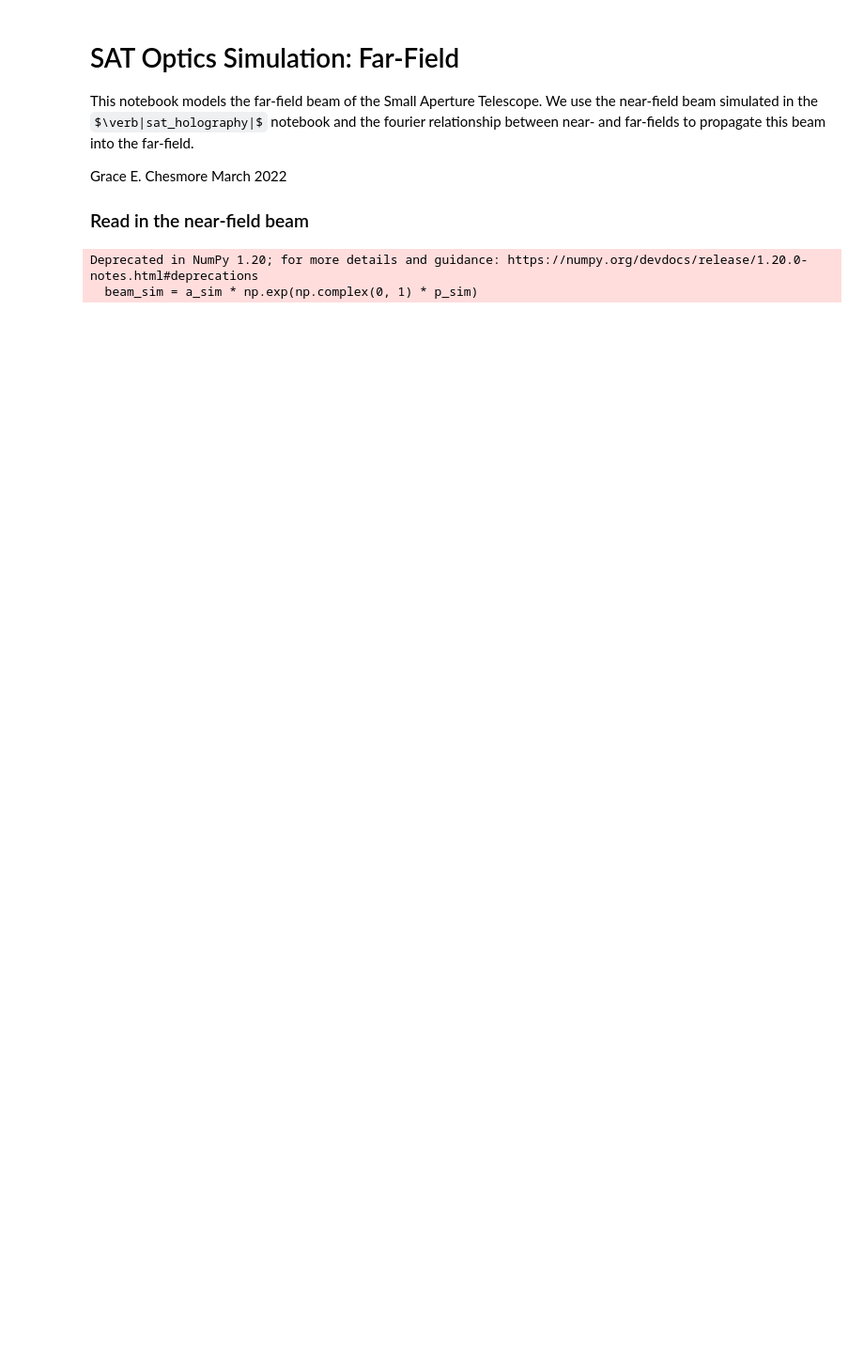
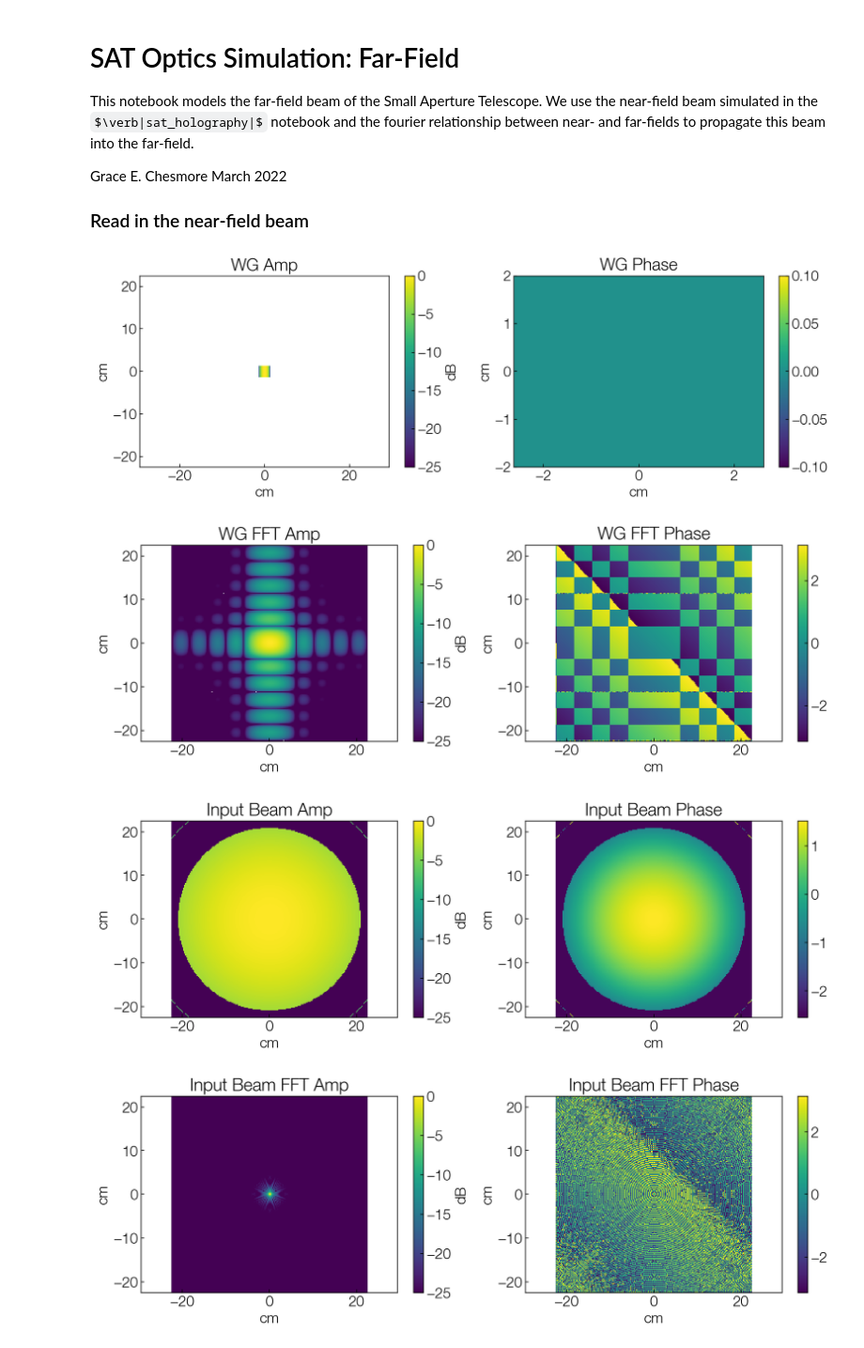
Before and after one commit to McMahonCosmologyGroup/sosat_optics, a Jupyter notebook: notebooks/sat_farfield.ipynb, the cells around one changed output. Shown at 94% size. Saved outputs shown, nothing was run; the diff lists cells and outputs as text; code cells hidden in the pictures; some formulas as TeX source; blank space fills up the shorter version.

```diff
--- a/notebooks/sat_farfield.ipynb
+++ b/notebooks/sat_farfield.ipynb
@@ -13,6 +13,8 @@ import matplotlib
 import matplotlib.font_manager as font_manager
 import matplotlib.pyplot as plt
 %matplotlib inline
+from scipy import interpolate
+
 # %load_ext blackcellmagic
 
 font_manager.fontManager.addfont(
@@ -27,7 +29,6 @@ import imp
 ot_geo = imp.load_source('ot_geo', '/home/chesmore/Desktop/Code/sosat-optics/sosat_optics/ot_geo.py')
 ray_trace = imp.load_source('ray_trace', '/home/chesmore/Desktop/Code/sosat-optics/sosat_optics/ray_trace.py')
 opt_analyze = imp.load_source('opt_analyze', '/home/chesmore/Desktop/Code/sosat-optics/sosat_optics/opt_analyze.py')
-
 
 tele_geo = ot_geo.LatGeo()
 tele_geo.n_scan = 200
@@ -49,21 +50,26 @@ x_sim,y_sim = np.meshgrid(x_sim_new,y_sim_new)
 a_sim = np.reshape(output_rx[4], (len_sim, len_sim))
 p_sim = np.reshape(output_rx[3], (len_sim, len_sim))
 p_sim = np.mod(tele_geo.k * (p_sim - np.mean(p_sim)) / 1e3, 2 * np.pi)
-
-# Define the complex beam from ray-trace outputs
-noise = 1e-7 # signal-to-noise of holography setup
-a_sim /= np.max(abs(a_sim))
-
-beam_sim = a_sim * np.exp(np.complex(0, 1) * p_sim)
-
-# Define the dimmensions of the waveguide
-apert1 = 4 # [mm]
-apert2 = 4 # [mm]
-
-# Convolve beam
-x, y, beam_final = opt_analyze.beam_convolve(
-    np.real(x_sim), np.real(y_sim), beam_sim, apert1, apert2
-)
-# %% [output]
-Deprecated in NumPy 1.20; for more details and guidance: https://numpy.org/devdocs/release/1.20.0-notes.html#deprecations
-  beam_sim = a_sim * np.exp(np.complex(0, 1) * p_sim)
+# %%
+# Define the complex beam from ray-trace outputs
+noise = 1e-6 # signal-to-noise of holography setup
+a_sim /= np.max(abs(a_sim))
+a_sim += noise
+beam_sim = a_sim * np.exp(complex(0, 1) * p_sim)
+
+# Define the dimmensions of the waveguide
+apert1 = 2.5 # [cm]
+apert2 = 2.5 # [cm]
+
+x = np.real(x_sim)/1e1
+y = np.real(y_sim)/1e1
+beam_final = beam_sim
+# Convolve beam
+x, y, beam_final = opt_analyze.beam_convolve(
+    np.real(x_sim)/1e1, np.real(y_sim)/1e1, beam_sim, apert1, apert2,0
+)
+# %% [output]
+[figure, added]
+[figure, added]
+[figure, added]
+[figure, added]
```
Also changed, not shown: parts of 10 cells of this notebook, 2 other files.
